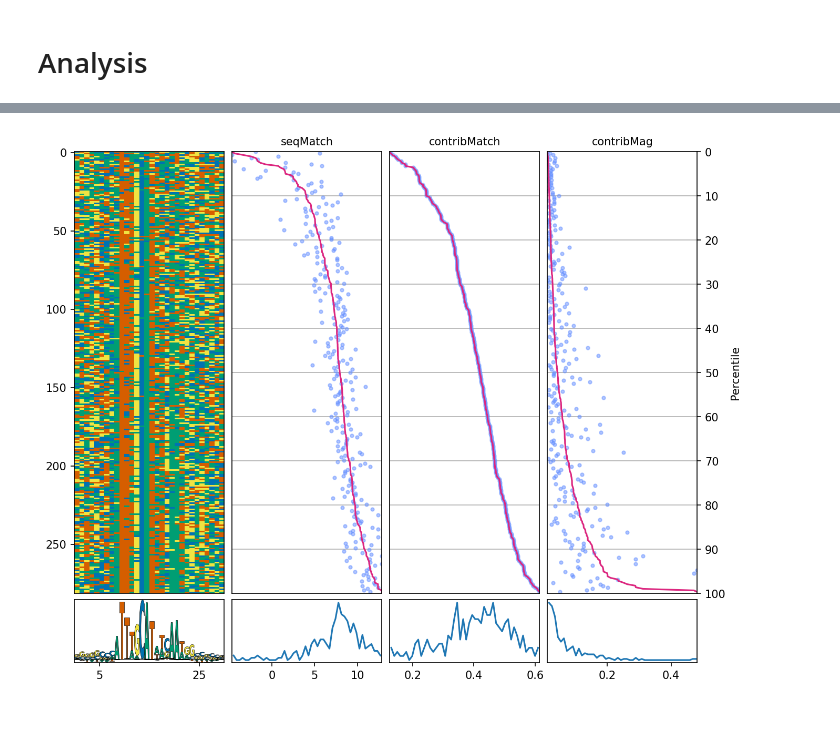
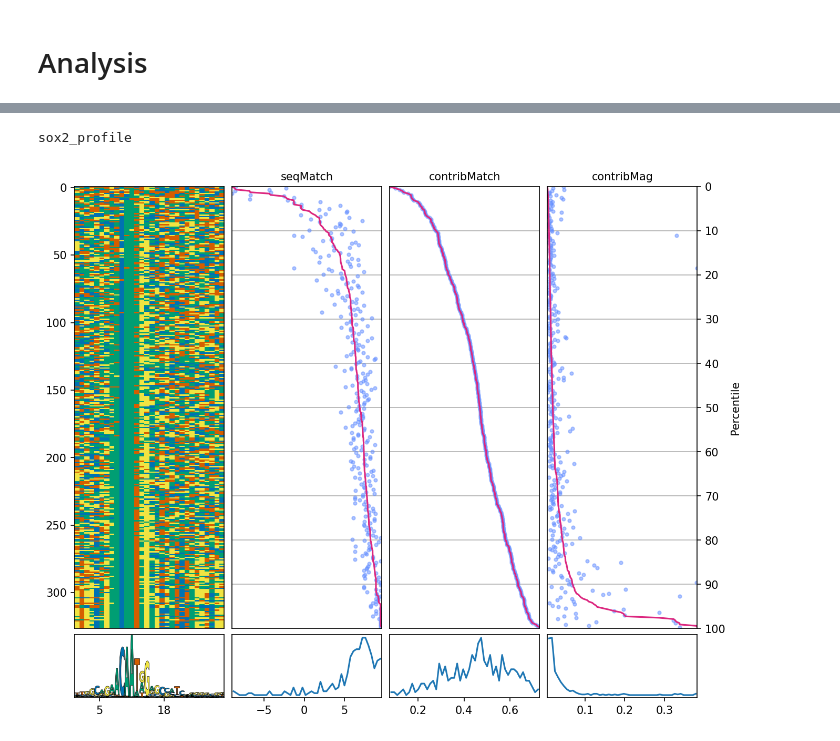
Before and after one commit to mmtrebuchet/bpreveal, a Jupyter notebook: doc/demos/osknAcceptance.ipynb, the cells around one changed output, grey strips where cells are left out. Cells and saved outputs as stored; diff of their text form; code cells hidden in the pictures.

```diff
--- a/doc/demos/osknAcceptance.ipynb
+++ b/doc/demos/osknAcceptance.ipynb
@@ -19,7 +19,7 @@ import pyBigWig
 import h5py
 # %%
 BASE_DIRECTORY="/n/projects/cm2363/bpreveal"
-WORKING_DIRECTORY=BASE_DIRECTORY + "/test/acceptance/oskn-4.1.2"
+WORKING_DIRECTORY=BASE_DIRECTORY + "/test/acceptance/oskn-4.1.3"
 DATA_DIRECTORY=BASE_DIRECTORY + "/demoData/oskn"
 SCRIPTS_DIR="/n/projects/cm2363/manuscript-bpreveal/src"
 SLURM_CONFIG=configSlurm(["/home/cm2363/.zshrc"],
@@ -34,7 +34,7 @@ NUM_THREADS_MAJOR=70
 NUM_THREADS_MINOR=20
 
 NUM_EPOCHS = 200
-LOG_LEVEL="WARNING"
+LOG_LEVEL="DEBUG"
 # %%
 !mkdir -p {WORKING_DIRECTORY}/input
 !mkdir -p {WORKING_DIRECTORY}/bed
@@ -712,7 +712,7 @@ bgProbs = [(1-0.42) /2, 0.21, 0.21, (1-0.42) /2]
 patternsToScan = {}
 for tf in TF_NAMES:
     for mode in ["profile", "counts"]:
-        patNames = [[x, tf[0] + mode[0] + str(x)] for x in range(8)]
+        patNames = [[x, tf[0] + mode[0] + str(x)] for x in range(5)]
         patternsToScan[tf + "_" + mode] = {"pos": patNames}
 # %%
 
@@ -724,7 +724,8 @@ SCAN_BASE = "coverage run $(which motifSeqletCutoffs) {cutoffFname:s} \n" +\
                 "cut -f 1-6 | " + \
                 "tail -n +2 | " + \
                 "sort -k1,1 -k2,2n -k3,3n -k4,4 -k5,5nr | "+\
-                "awk '!_[$1,$2,$3,$4,$6]++' > {scanBed:s}"
+                "awk '!_[$1,$2,$3,$4,$6]++' > {scanBed:s}\n"+\
+            "   cat {seqletTsv:s} | cut -f 1-6 | tail -n +2 > {seqletBed:s}"
 
 for pat in patternsToScan.keys():
     curPats = patternsToScan[pat]
@@ -735,6 +736,7 @@ for pat in patternsToScan.keys():
             "pattern-names" : ["pattern_{0:d}".format(x[0]) for x in curPats[mcName]],
             "short-names" : [x[1] for x in curPats[mcName]]})
     seqletTsv =  WORKING_DIRECTORY + "/modisco/" + pat + "/seqlets_" + pat + ".tsv"
+    seqletBed = WORKING_DIRECTORY + "/modisco/" + pat + "/seqlets_" + pat + ".bed"
     hitsTsv = WORKING_DIRECTORY + "/scan/" + pat + ".tsv"
     hitsBed = WORKING_DIRECTORY + "/scan/" + pat + ".bed"
     cutoffConfigDict = {
@@ -748,6 +750,7 @@ for pat in patternsToScan.keys():
             "trim-threshold" : 0.3,
             "trim-padding" : 1,
             "background-probs" : bgProbs,
+            "modisco-window": 1000,
             "quantile-json" : WORKING_DIRECTORY + "/scan/" + pat + "_motifs.json",
             "verbosity" : LOG_LEVEL}
 
@@ -760,7 +763,8 @@ for pat in patternsToScan.keys():
         "verbosity" : LOG_LEVEL}
     scanFname = WORKING_DIRECTORY + "/json/scan_" + pat + ".json"
     cutoffFname = WORKING_DIRECTORY + "/json/cutoffs_" + pat + ".json"
-    cmdStr = SCAN_BASE.format(scanFname = scanFname, cutoffFname = cutoffFname, seqletTsv = seqletTsv, scanTsv = hitsTsv, scanBed = hitsBed)
+    cmdStr = SCAN_BASE.format(scanFname = scanFname, cutoffFname = cutoffFname, seqletTsv = seqletTsv,
+                              scanTsv = hitsTsv, scanBed = hitsBed, seqletBed = seqletBed)
     cmds.append(cmdStr)
     with open(scanFname, "w") as fp:
         json.dump(scanConfigDict, fp, indent=4)
@@ -977,17 +971,19 @@ import bpreveal.motifUtils as motifUtils
 import tqdm
 # %%
 #I'll generate all of those figures and save them.
-runName, run = list(patternsToScan.items())[0]
+runName, run = list(patternsToScan.items())[2]
+print(runName)
 clusterName, cluster = list(run.items())[0]
 motif = cluster[0]
 pat = motifUtils.Pattern(clusterName + "_patterns", "pattern_{0:d}".format(motif[0]), motif[1])
 with h5py.File(WORKING_DIRECTORY + "/modisco/" + runName + "/modisco.h5", "r") as fp:
     pat.loadCwm(fp, 0.3, 3, bgProbs)
     pat.loadSeqlets(fp)
 fig = plt.figure()
 bprplots.plotModiscoPattern(pat, fig, sortKey = pat.seqletContribMatches)
 # %% [output]
+sox2_profile
-[figure, old version]
+[figure, new version]
 # %%
 nameColors = dict()
 fig = plt.figure()
```
Also changed, not shown: parts of 8 cells of this notebook, 10 other files.
